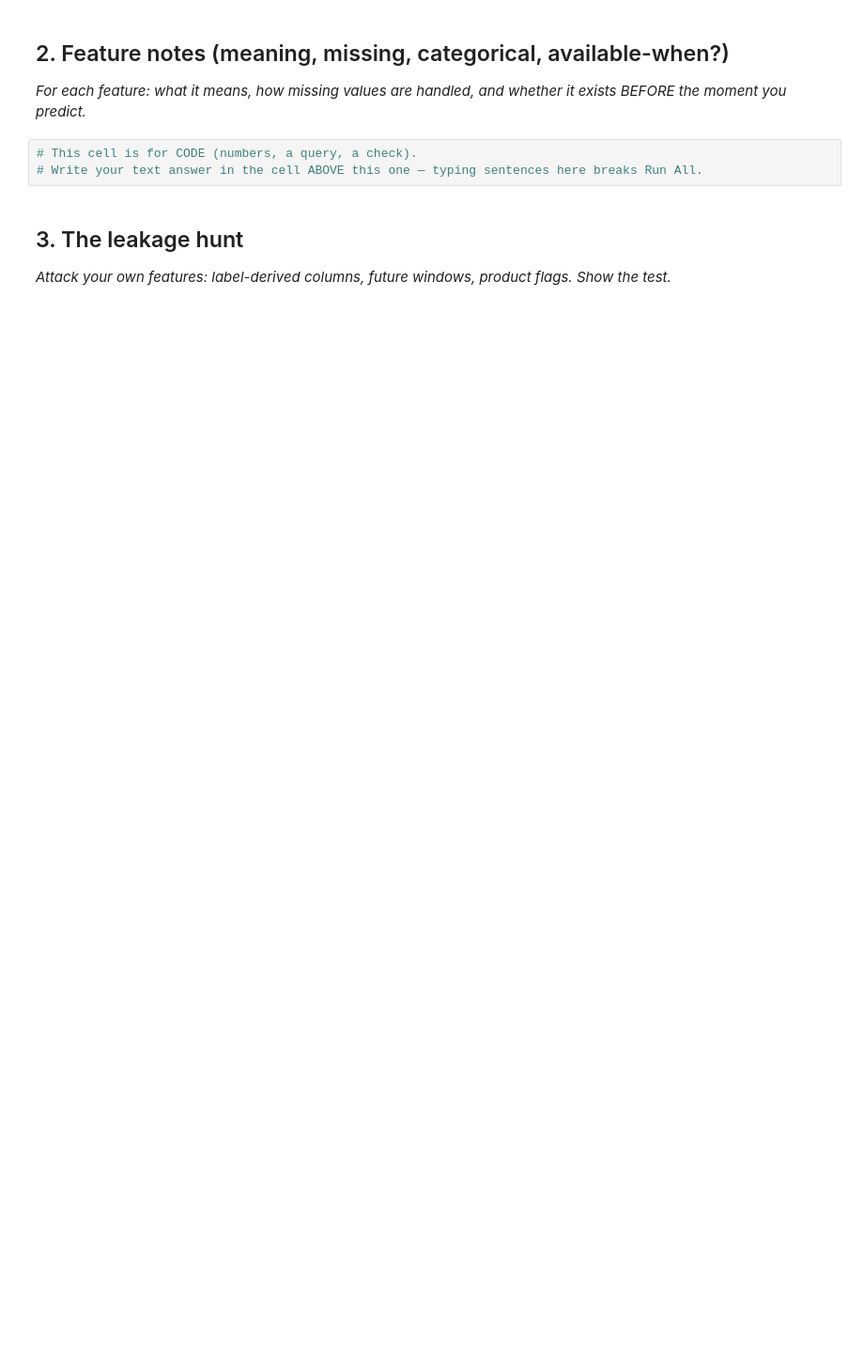
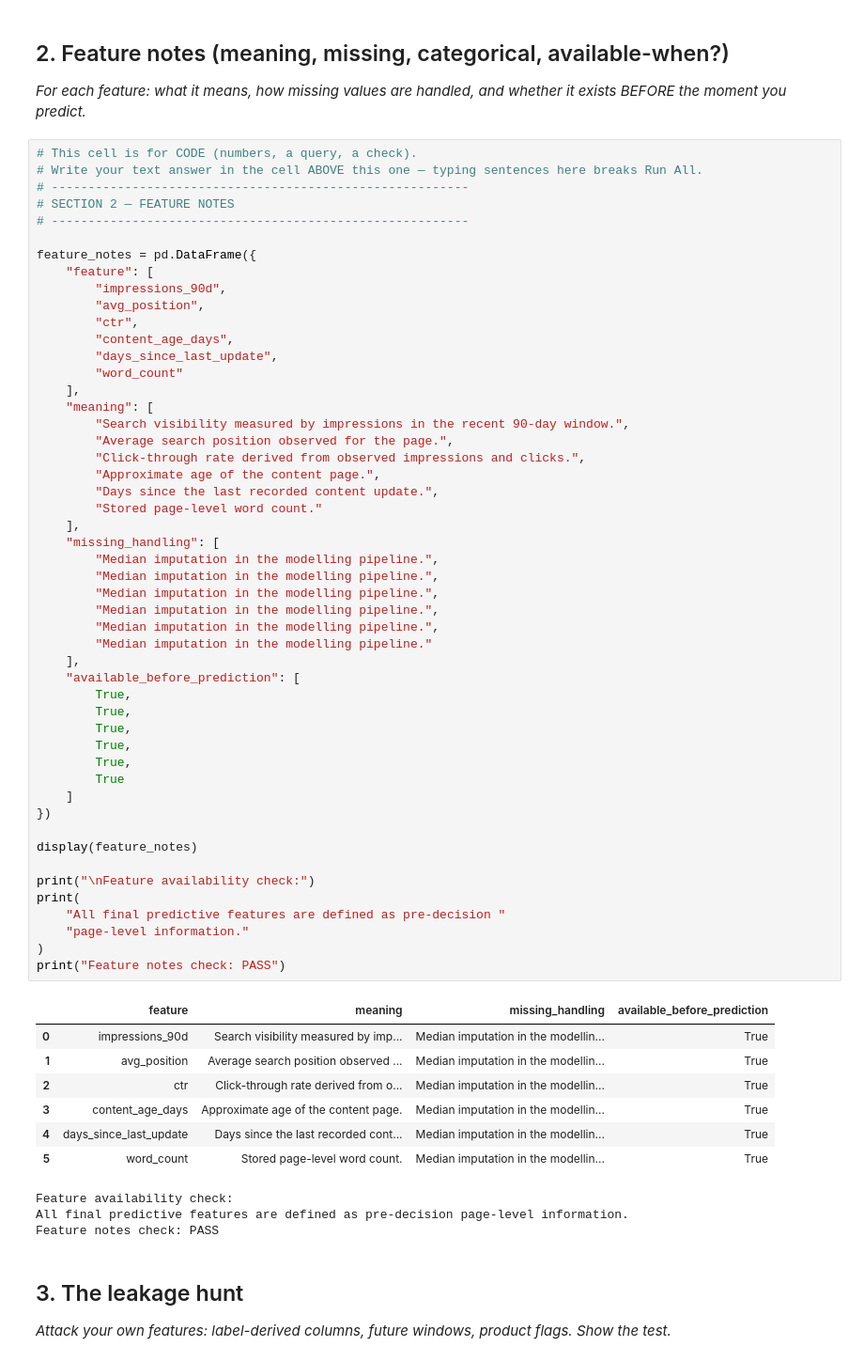
Before and after one commit to MuhammadAhmed196/flyrank-ml-internship, a Jupyter notebook: work/notebooks/w03_feature_leakage_check.ipynb, the cells around one changed output. Shown at 94% size. Cells and saved outputs as stored; diff of their text form; blank space fills up the shorter version.

Commit message:
Complete Week 3 leakage check

```diff
--- a/work/notebooks/w03_feature_leakage_check.ipynb
+++ b/work/notebooks/w03_feature_leakage_check.ipynb
@@ -17,9 +93,67 @@ This skeleton is yours to fill. Work the sections **in order** — each one has
 ## 2. Feature notes (meaning, missing, categorical, available-when?)
 
 *For each feature: what it means, how missing values are handled, and whether it exists BEFORE the moment you predict.*
-# %%
-# This cell is for CODE (numbers, a query, a check).
-# Write your text answer in the cell ABOVE this one — typing sentences here breaks Run All.
+# %%
+# This cell is for CODE (numbers, a query, a check).
+# Write your text answer in the cell ABOVE this one — typing sentences here breaks Run All.
+# ---------------------------------------------------------
+# SECTION 2 — FEATURE NOTES
+# ---------------------------------------------------------
+
+feature_notes = pd.DataFrame({
+    "feature": [
+        "impressions_90d",
+        "avg_position",
+        "ctr",
+        "content_age_days",
+        "days_since_last_update",
+        "word_count"
+    ],
+    "meaning": [
+        "Search visibility measured by impressions in the recent 90-day window.",
+        "Average search position observed for the page.",
+        "Click-through rate derived from observed impressions and clicks.",
+        "Approximate age of the content page.",
+        "Days since the last recorded content update.",
+        "Stored page-level word count."
+    ],
+    "missing_handling": [
+        "Median imputation in the modelling pipeline.",
+        "Median imputation in the modelling pipeline.",
+        "Median imputation in the modelling pipeline.",
+        "Median imputation in the modelling pipeline.",
+        "Median imputation in the modelling pipeline.",
+        "Median imputation in the modelling pipeline."
+    ],
+    "available_before_prediction": [
+        True,
+        True,
+        True,
+        True,
+        True,
+        True
+    ]
+})
+
+display(feature_notes)
+
+print("\nFeature availability check:")
+print(
+    "All final predictive features are defined as pre-decision "
+    "page-level information."
+)
+print("Feature notes check: PASS")
+# %% [output]
+|  | feature | meaning | missing_handling | available_before_prediction |
+| 0 | impressions_90d | Search visibility measured by imp... | Median imputation in the modellin... | True |
+| 1 | avg_position | Average search position observed ... | Median imputation in the modellin... | True |
+| 2 | ctr | Click-through rate derived from o... | Median imputation in the modellin... | True |
+| 3 | content_age_days | Approximate age of the content page. | Median imputation in the modellin... | True |
+| 4 | days_since_last_update | Days since the last recorded cont... | Median imputation in the modellin... | True |
+| 5 | word_count | Stored page-level word count. | Median imputation in the modellin... | True |
+Feature availability check:
+All final predictive features are defined as pre-decision page-level information.
+Feature notes check: PASS
 # %% [markdown]
 ## 3. The leakage hunt
 
```
Also changed, not shown: parts of 7 cells of this notebook.
